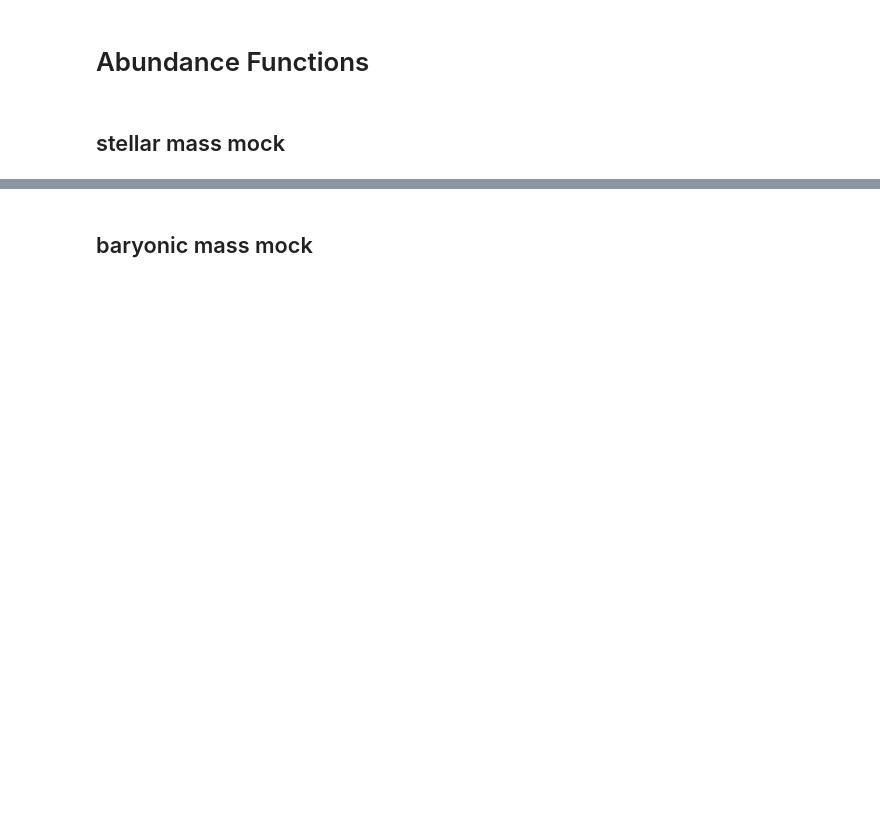
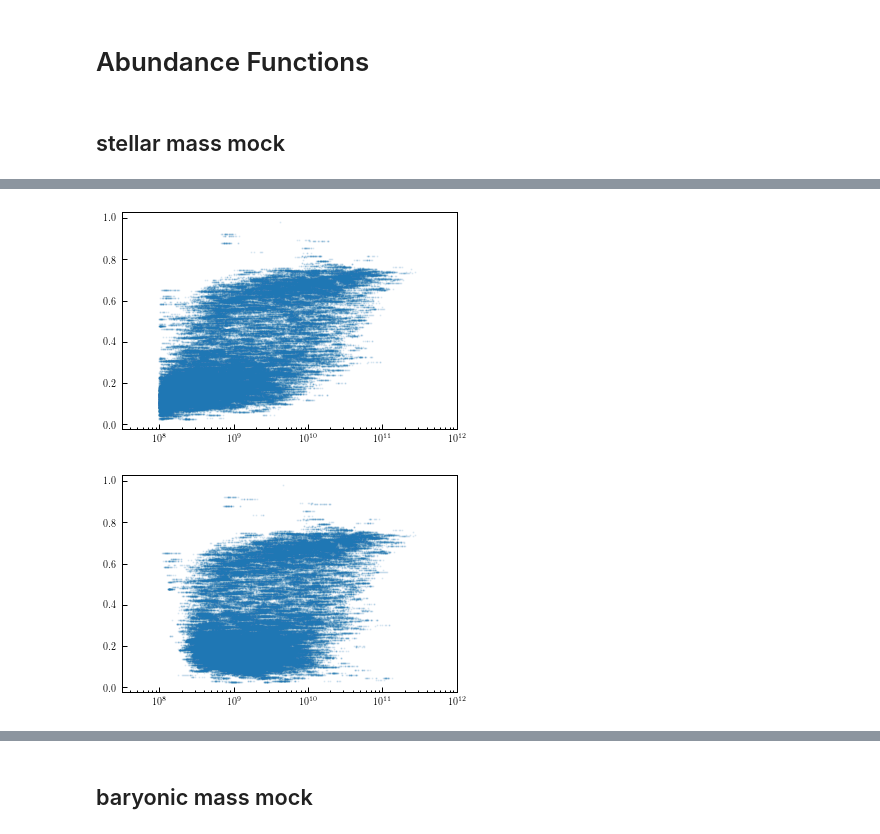
Before and after one commit to duncandc/eco_mocks, a Jupyter notebook: notebooks/abundance_functions.ipynb, the cells around one changed output, grey strips where cells are left out. Drawn from its saved outputs; the diff is of its cells as text; code cells hidden in the pictures; blank space fills up the shorter version.

```diff
--- a/notebooks/abundance_functions.ipynb
+++ b/notebooks/abundance_functions.ipynb
@@ -79,0 +80,15 @@ fig.savefig('./figures/bmf_1a.pdf', dpi=250)
+# %%
+plt.figure()
+plt.scatter(mock_1['stellar_mass'], mock_1['g_minus_r'], s=1, alpha=0.1)
+plt.xscale('log')
+plt.xlim([10**7.5,10**12])
+plt.show()
+
+plt.figure()
+plt.scatter(mock_1['baryonic_mass'], mock_1['g_minus_r'], s=1, alpha=0.1)
+plt.xscale('log')
+plt.xlim([10**7.5,10**12])
+plt.show()
+# %% [output]
+[figure, added]
+[figure, added]
```
Also changed, not shown: parts of 19 cells of this notebook, 2 other files.
